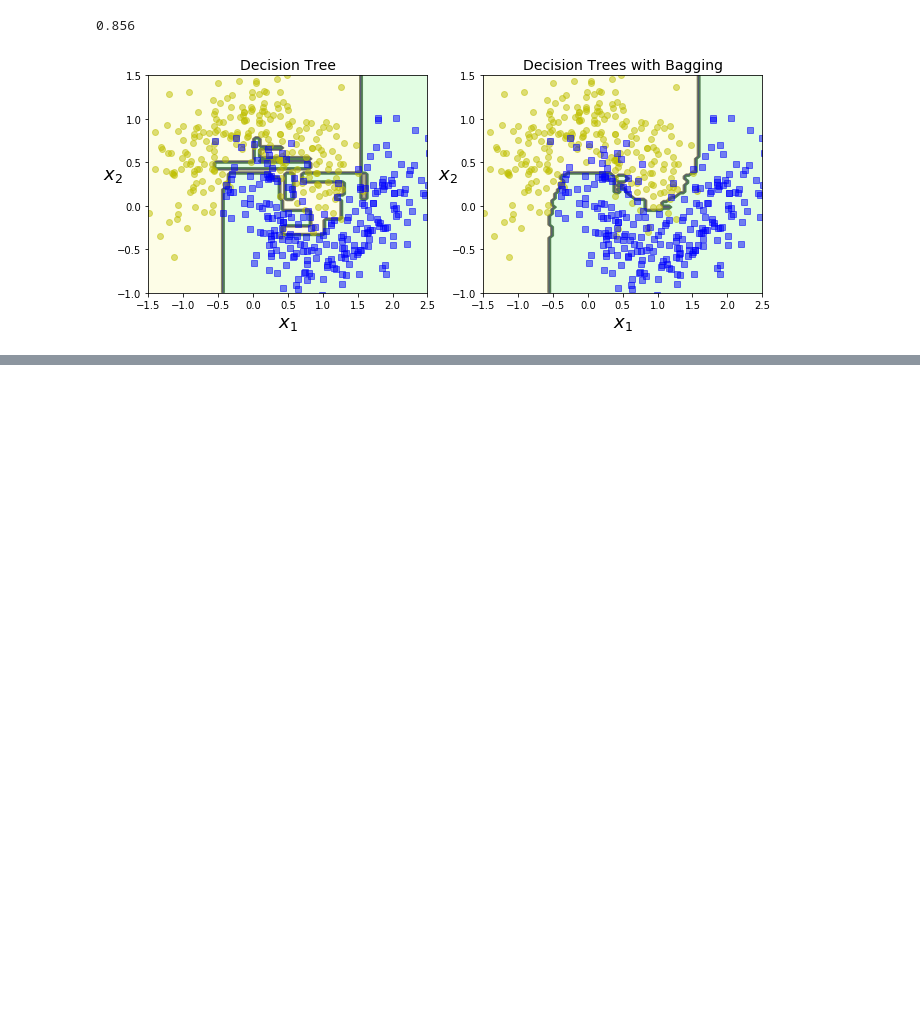
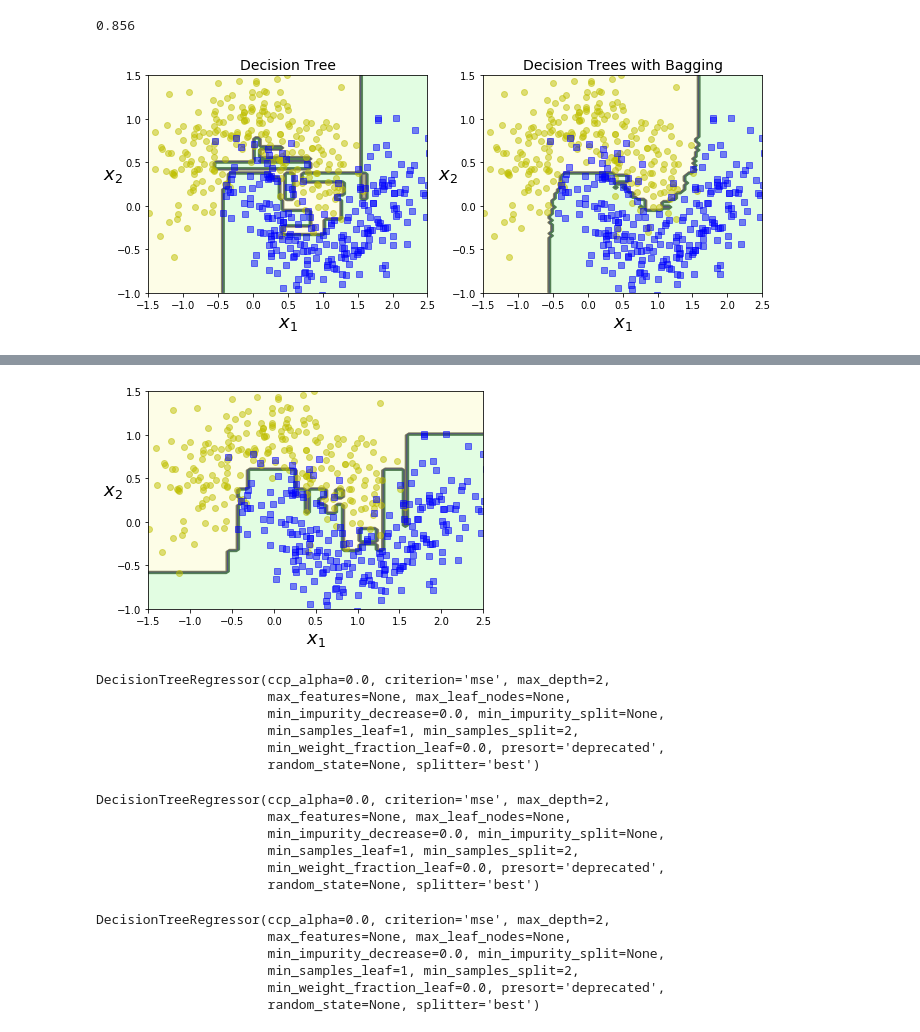
Before and after one commit to bencouser/hands_on_ai, a Jupyter notebook: ensemble_learning_and_random_forests.ipynb, the cells around one changed output, grey strips where cells are left out. Saved outputs shown, nothing was run; the diff lists cells and outputs as text; code cells hidden in the pictures; blank space fills up the shorter version.

```diff
--- a/ensemble_learning_and_random_forests.ipynb
+++ b/ensemble_learning_and_random_forests.ipynb
@@ -186,0 +184,12 @@ plt.show()
+# %%
+# that is an amazing difference
+# bagging often results in better models so for now I wont worry about pasting
+# on average you will only use 67% of the training data, 37% is unused and named out-of-bag data. Perfect for a
+# validation set! Sklearn lets you set oob_score=True when creating a bag_clf to request an automatic oob evaluation
+# after training
+
+bag_clf = BaggingClassifier(
+    DecisionTreeClassifier(), n_estimators=500, max_samples=100, # adding max samples gained an extra 4%
+    bootstrap=True, n_jobs=1, oob_score=True)
+bag_clf.fit(X_train, y_train)
+bag_clf.oob_score_
@@ -186,0 +200,12 @@ plt.show()
+# %%
+# Random Forests
+
+# They are an ensemble of decision trees, generally trained by the bagging method, typically with max_samples set
+# to the size of the training data.
+
+from sklearn.ensemble import RandomForestClassifier
+
+rnd_clf = RandomForestClassifier(n_estimators=500, max_leaf_nodes=16, n_jobs=-1)
+rnd_clf.fit(X_train, y_train)
+
+y_pred_rf = rnd_clf.predict(X_test)
@@ -186,0 +239,7 @@ plt.show()
+# %%
+from sklearn.ensemble import AdaBoostClassifier
+
+ada_clf = AdaBoostClassifier(
+    DecisionTreeClassifier(max_depth=1), n_estimators=200,
+    algorithm="SAMME.R", learning_rate=0.5)
+ada_clf.fit(X_train, y_train)
@@ -186,0 +263,4 @@ plt.show()
+# %%
+plot_decision_boundary(ada_clf, X, y)
+# %% [output]
+[figure, added]
@@ -186,0 +271,39 @@ plt.show()
+# %%
+# Another popular boosting method is gradient boosting. It works be sequentially adding predictors to an ensemble,
+# each one correcting its predecessor but instead this method tries to fit the new preditcor to the residual errors
+
+# Lets work through, what is known as, gradient tree boosting
+
+from sklearn.tree import DecisionTreeRegressor
+
+tree_reg1 = DecisionTreeRegressor(max_depth=2)
+tree_reg1.fit(X, y)
+# %% [output]
+DecisionTreeRegressor(ccp_alpha=0.0, criterion='mse', max_depth=2,
+                      max_features=None, max_leaf_nodes=None,
+                      min_impurity_decrease=0.0, min_impurity_split=None,
+                      min_samples_leaf=1, min_samples_split=2,
+                      min_weight_fraction_leaf=0.0, presort='deprecated',
+                      random_state=None, splitter='best')
+# %%
+y2 = y - tree_reg1.predict(X)
+tree_reg2 = DecisionTreeRegressor(max_depth=2)
+tree_reg2.fit(X, y2)
+# %% [output]
+DecisionTreeRegressor(ccp_alpha=0.0, criterion='mse', max_depth=2,
+                      max_features=None, max_leaf_nodes=None,
+                      min_impurity_decrease=0.0, min_impurity_split=None,
+                      min_samples_leaf=1, min_samples_split=2,
+                      min_weight_fraction_leaf=0.0, presort='deprecated',
+                      random_state=None, splitter='best')
+# %%
+y3 = y2 - tree_reg2.predict(X)
+tree_reg3 = DecisionTreeRegressor(max_depth=2)
+tree_reg3.fit(X, y3)
+# %% [output]
+DecisionTreeRegressor(ccp_alpha=0.0, criterion='mse', max_depth=2,
+                      max_features=None, max_leaf_nodes=None,
+                      min_impurity_decrease=0.0, min_impurity_split=None,
+                      min_samples_leaf=1, min_samples_split=2,
+                      min_weight_fraction_leaf=0.0, presort='deprecated',
+                      random_state=None, splitter='best')
```
Also changed, not shown: parts of 18 cells of this notebook.
